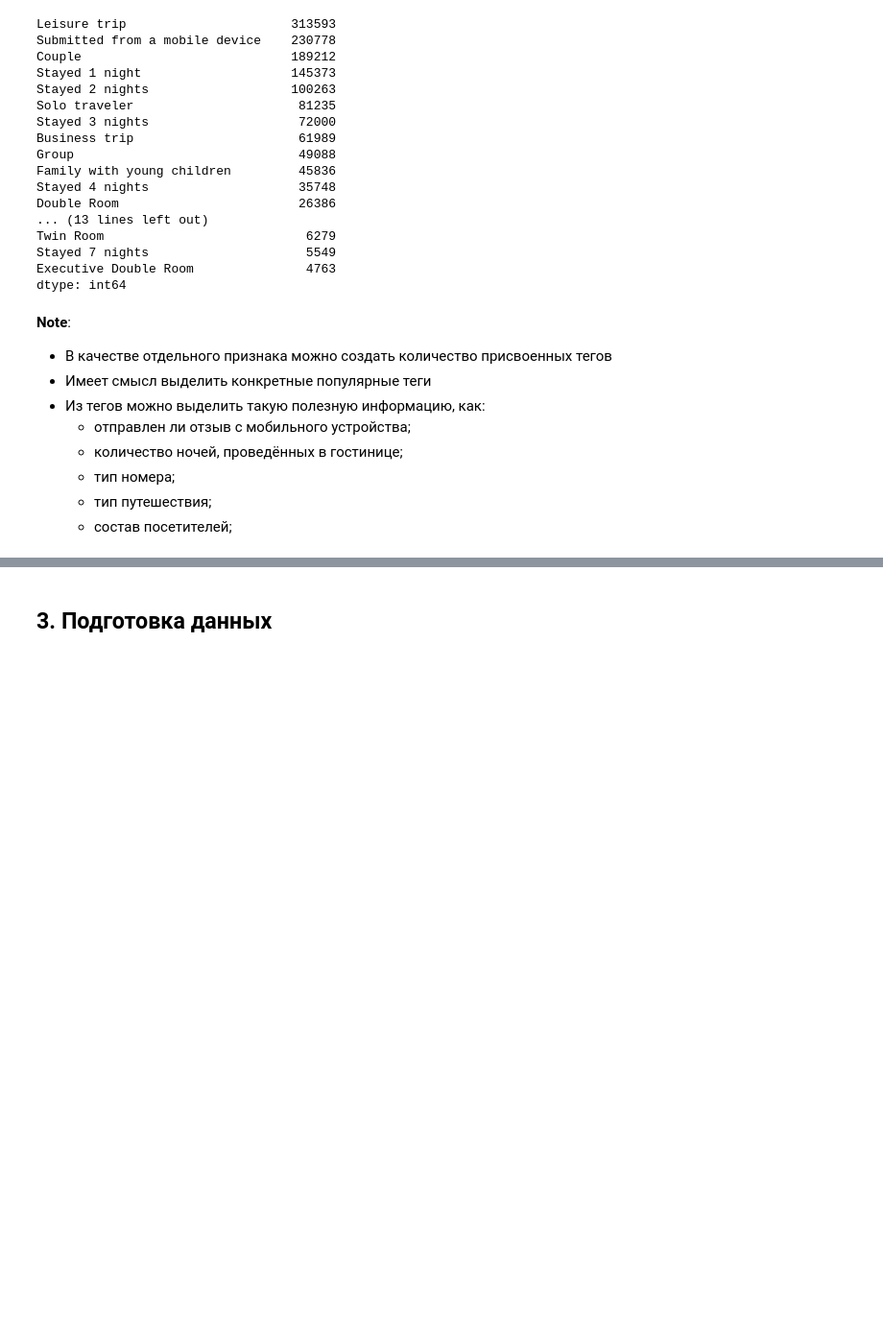
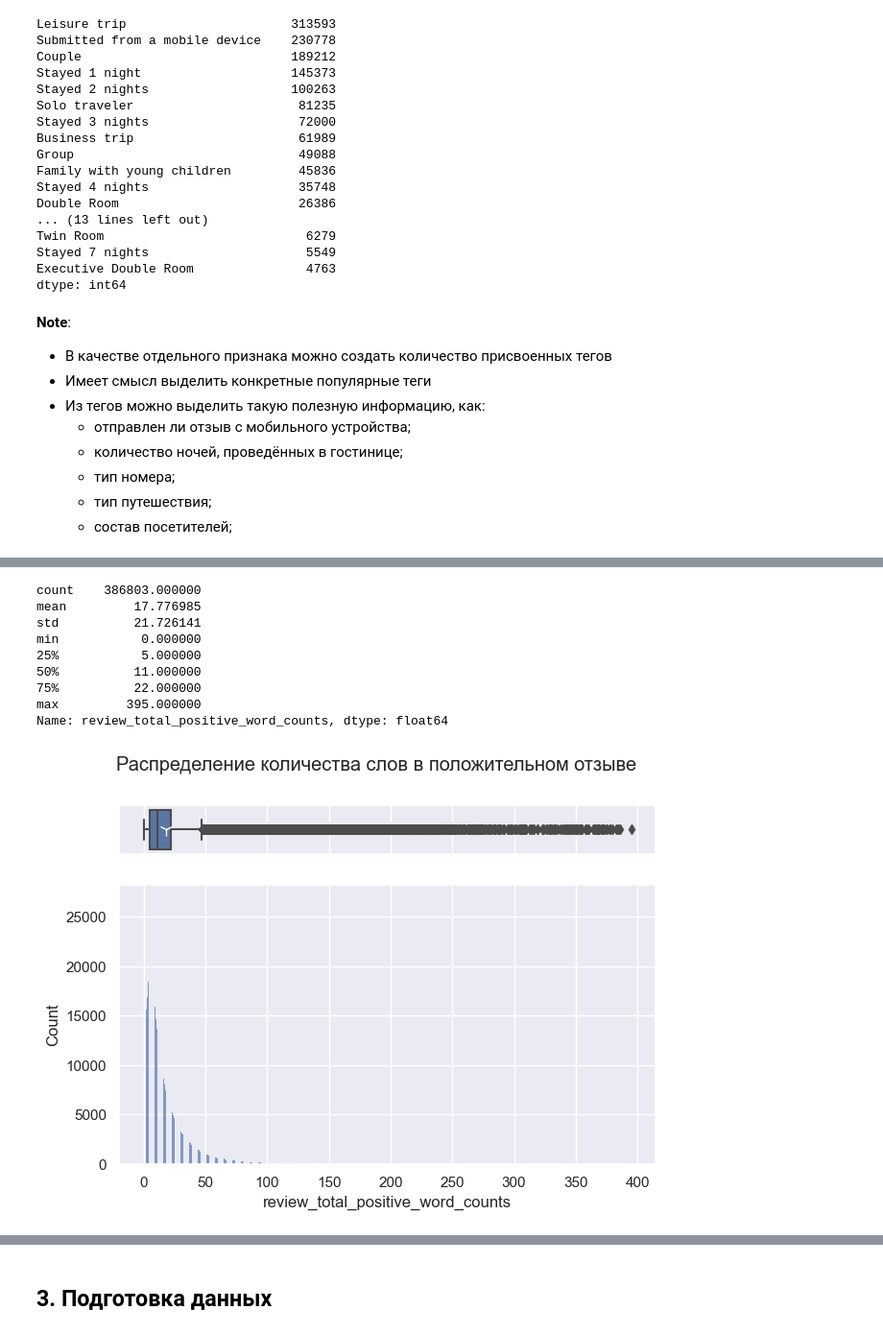
Before and after one commit to mvulf/sf_data_science, a Jupyter notebook: project_3/EDA_hotels.ipynb, the cells around one changed output, grey strips where cells are left out. Shown at 96% size. Saved outputs shown, nothing was run; the diff lists cells and outputs as text; code cells hidden in the pictures; blank space fills up the shorter version.

```diff
--- a/project_3/EDA_hotels.ipynb
+++ b/project_3/EDA_hotels.ipynb
@@ -311,0 +529,14 @@ dtype: int64
+# %%
+display(hotels['review_total_positive_word_counts'].describe())
+box_hist_plot(hotels, 'review_total_positive_word_counts', 'Распределение количества слов в положительном отзыве')
+# %% [output]
+count    386803.000000
+mean         17.776985
+std          21.726141
+min           0.000000
+25%           5.000000
+50%          11.000000
+75%          22.000000
+max         395.000000
+Name: review_total_positive_word_counts, dtype: float64
+[figure, added]
```
Also changed, not shown: parts of 30 cells of this notebook.
